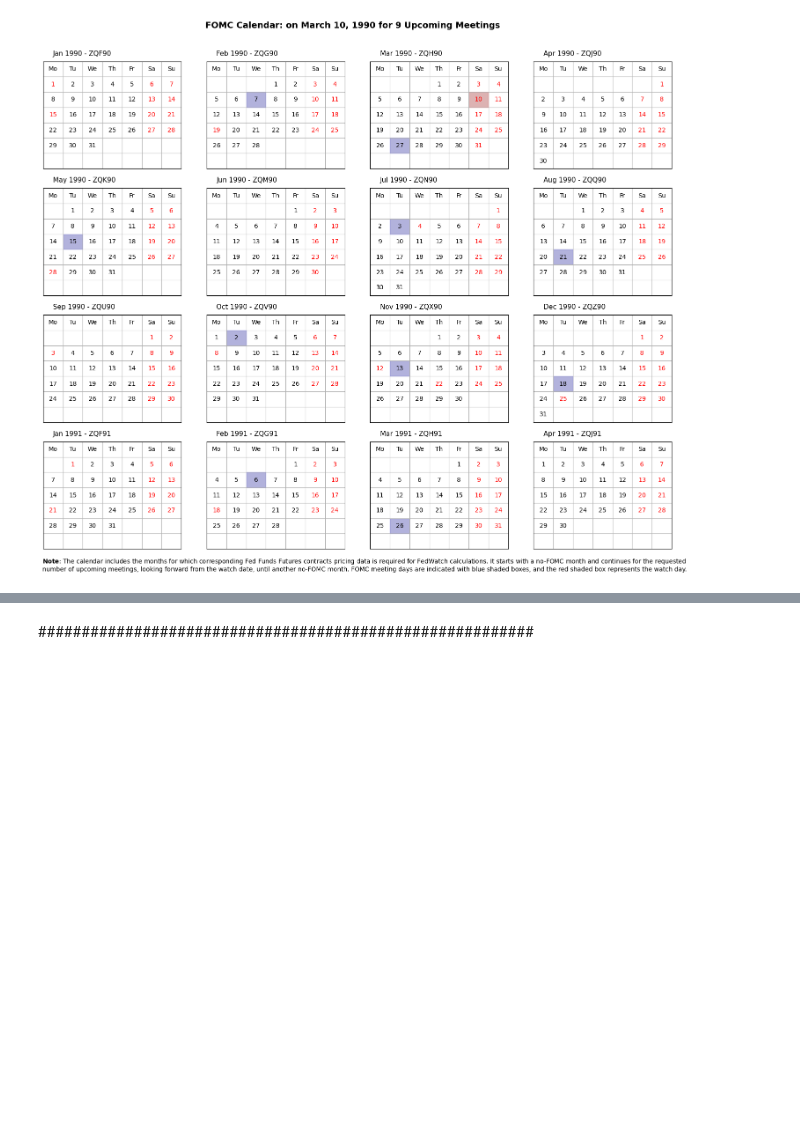
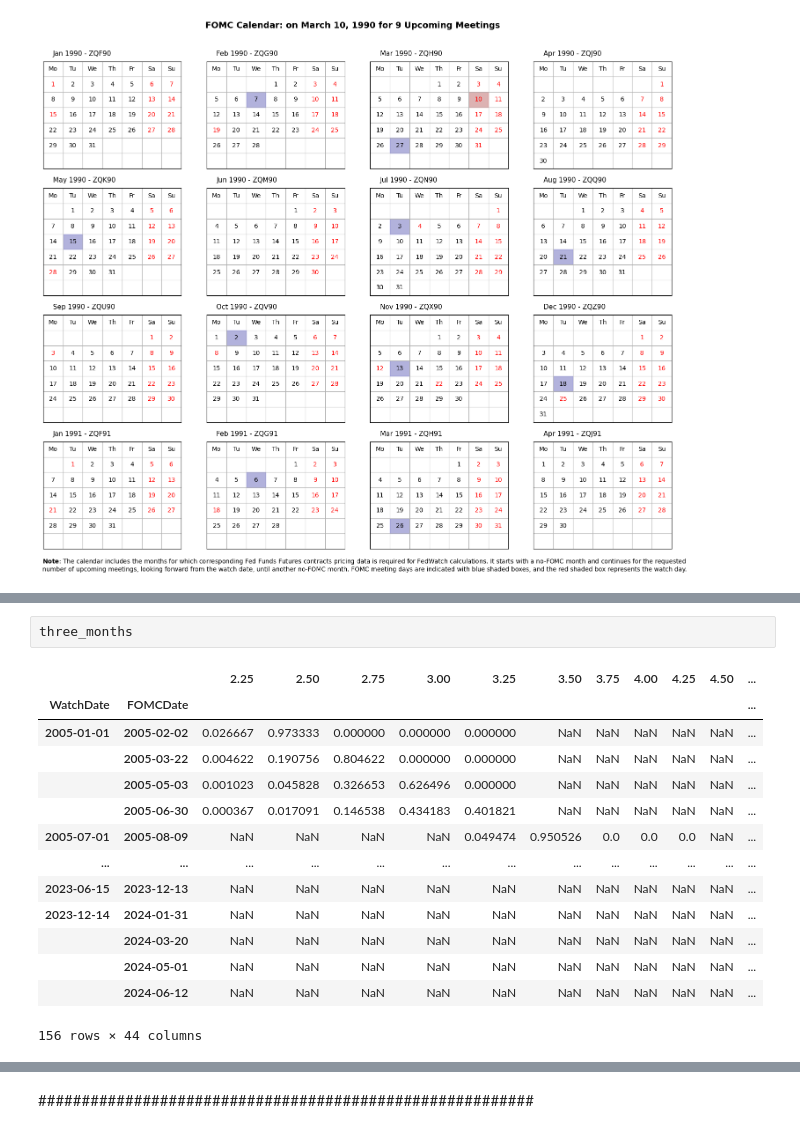
Before and after one commit to baksben/pyfedwatch, a Jupyter notebook: notebooks/Ben's_copy.ipynb, the cells around one changed output, grey strips where cells are left out. Drawn from its saved outputs; the diff is of its cells as text; blank space fills up the shorter version.

```diff
--- a/notebooks/Ben's_copy.ipynb
+++ b/notebooks/Ben's_copy.ipynb
@@ -295,0 +559,17 @@ fedwatch.generate_hike_info(rate_cols=True)
+# %%
+three_months
+# %% [output]
+|  |  | 2.25 | 2.50 | 2.75 | 3.00 | 3.25 | 3.50 | 3.75 | 4.00 | 4.25 | 4.50 | ... |
+| WatchDate | FOMCDate |  |  |  |  |  |  |  |  |  |  | ... |
+| 2005-01-01 | 2005-02-02 | 0.026667 | 0.973333 | 0.000000 | 0.000000 | 0.000000 | NaN | NaN | NaN | NaN | NaN | ... |
+|  | 2005-03-22 | 0.004622 | 0.190756 | 0.804622 | 0.000000 | 0.000000 | NaN | NaN | NaN | NaN | NaN | ... |
+|  | 2005-05-03 | 0.001023 | 0.045828 | 0.326653 | 0.626496 | 0.000000 | NaN | NaN | NaN | NaN | NaN | ... |
+|  | 2005-06-30 | 0.000367 | 0.017091 | 0.146538 | 0.434183 | 0.401821 | NaN | NaN | NaN | NaN | NaN | ... |
+| 2005-07-01 | 2005-08-09 | NaN | NaN | NaN | NaN | 0.049474 | 0.950526 | 0.0 | 0.0 | 0.0 | NaN | ... |
+| ... | ... | ... | ... | ... | ... | ... | ... | ... | ... | ... | ... | ... |
+| 2023-06-15 | 2023-12-13 | NaN | NaN | NaN | NaN | NaN | NaN | NaN | NaN | NaN | NaN | ... |
+| 2023-12-14 | 2024-01-31 | NaN | NaN | NaN | NaN | NaN | NaN | NaN | NaN | NaN | NaN | ... |
+|  | 2024-03-20 | NaN | NaN | NaN | NaN | NaN | NaN | NaN | NaN | NaN | NaN | ... |
+|  | 2024-05-01 | NaN | NaN | NaN | NaN | NaN | NaN | NaN | NaN | NaN | NaN | ... |
+|  | 2024-06-12 | NaN | NaN | NaN | NaN | NaN | NaN | NaN | NaN | NaN | NaN | ... |
+156 rows × 44 columns
```
Also changed, not shown: parts of 32 cells of this notebook, 1 other file.
